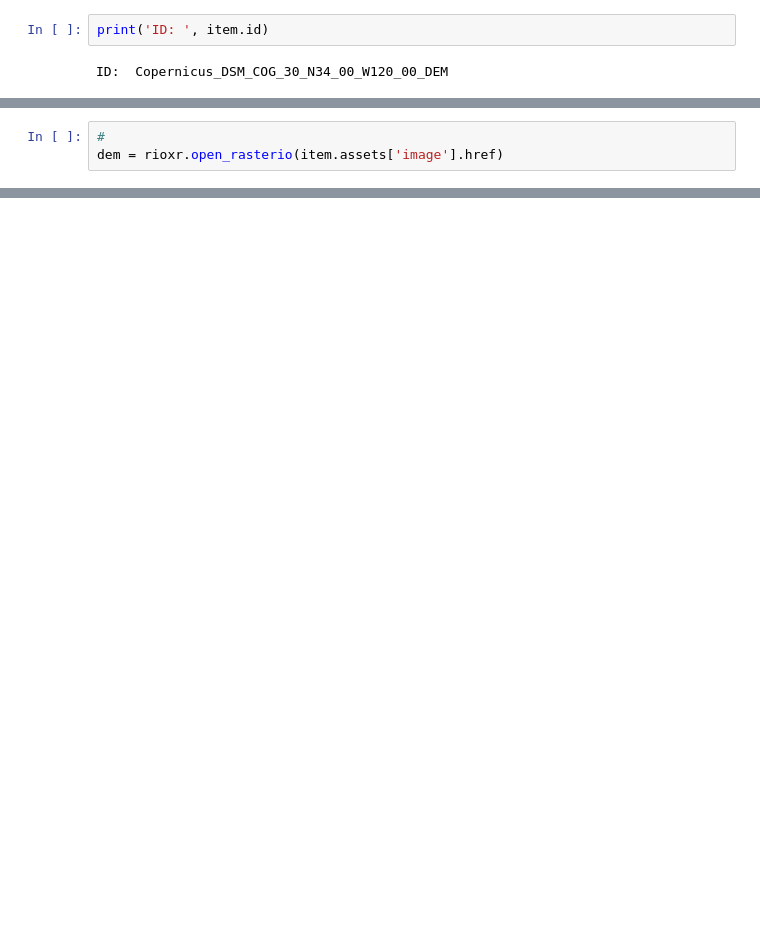
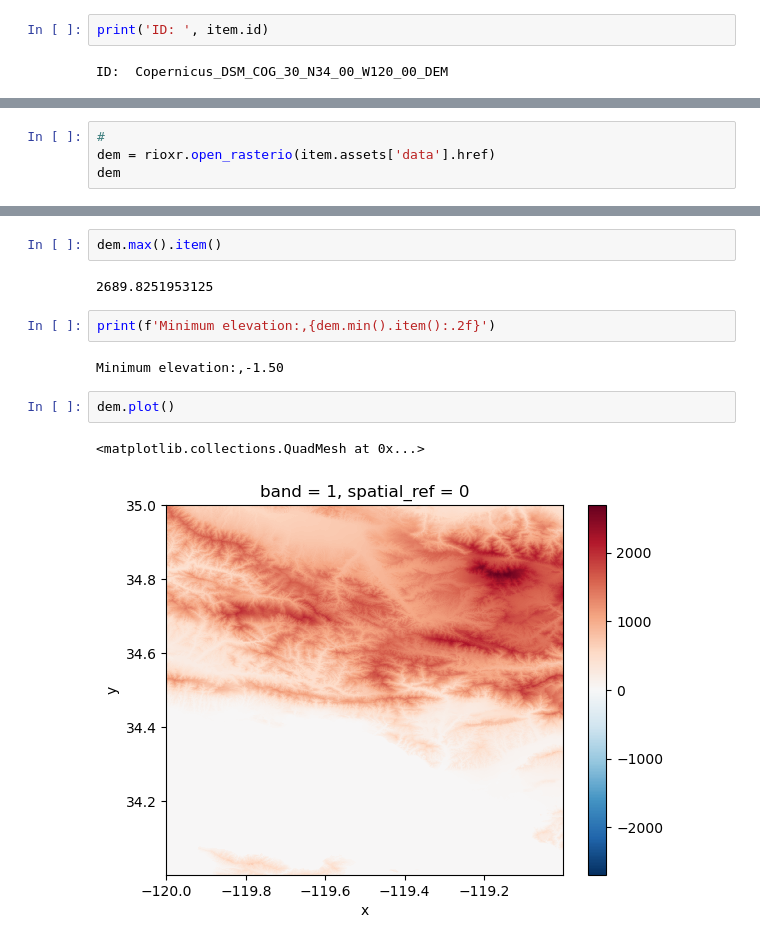
Before and after one commit to kaimorquecho/eds220-2025-in-class, a Jupyter notebook: week-9-STAC-STUDENTS.ipynb, the cells around one changed output, grey strips where cells are left out. Cells and saved outputs as stored; diff of their text form; blank space fills up the shorter version.

Commit message:
plot copernicus data

```diff
--- a/week-9-STAC-STUDENTS.ipynb
+++ b/week-9-STAC-STUDENTS.ipynb
@@ -274,5 +293,6 @@ Image(url = item.assets['rendered_preview'].href, width=500)
 [interactive output not drawn]
 # %%
 #
-dem = rioxr.open_rasterio(item.assets['image'].href)
+dem = rioxr.open_rasterio(item.assets['data'].href)
+dem
 # %% [output]
@@ -279,0 +318,13 @@ KeyError: 'image'
+# %%
+dem.max().item()
+# %% [output]
+2689.8251953125
+# %%
+print(f'Minimum elevation:,{dem.min().item():.2f}')
+# %% [output]
+Minimum elevation:,-1.50
+# %%
+dem.plot()
+# %% [output]
+<matplotlib.collections.QuadMesh at 0x...>
+[figure, added]
```
Also changed, not shown: parts of 5 cells of this notebook.
